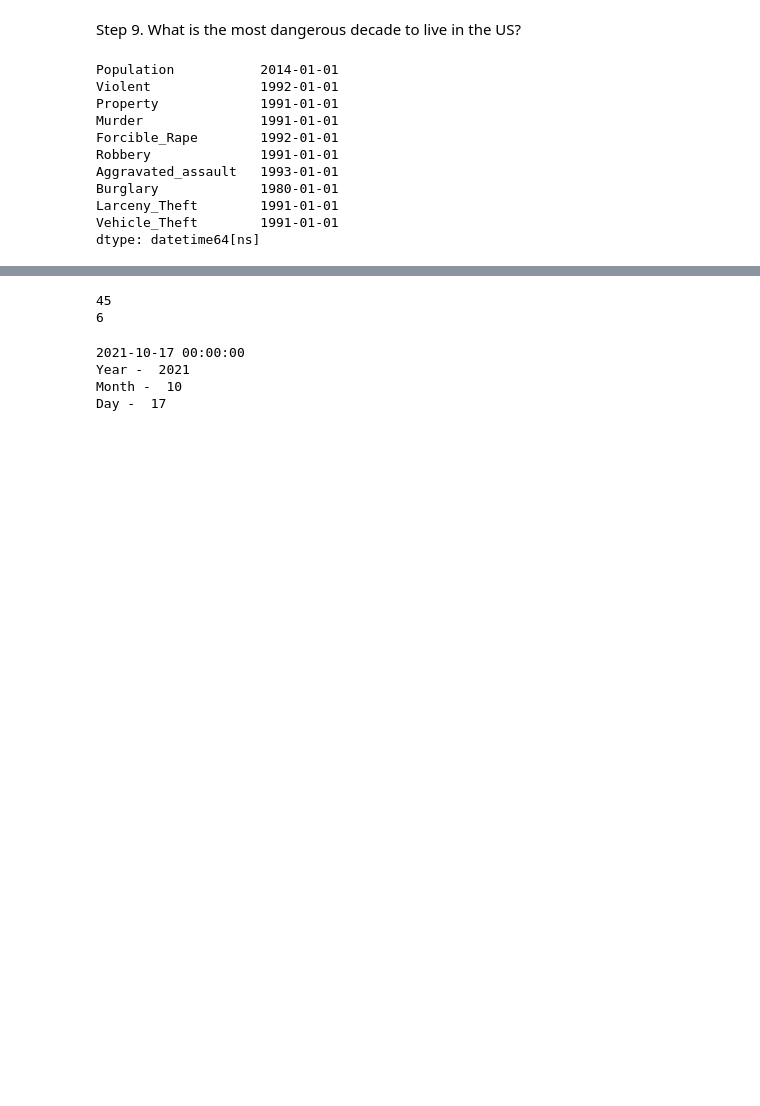
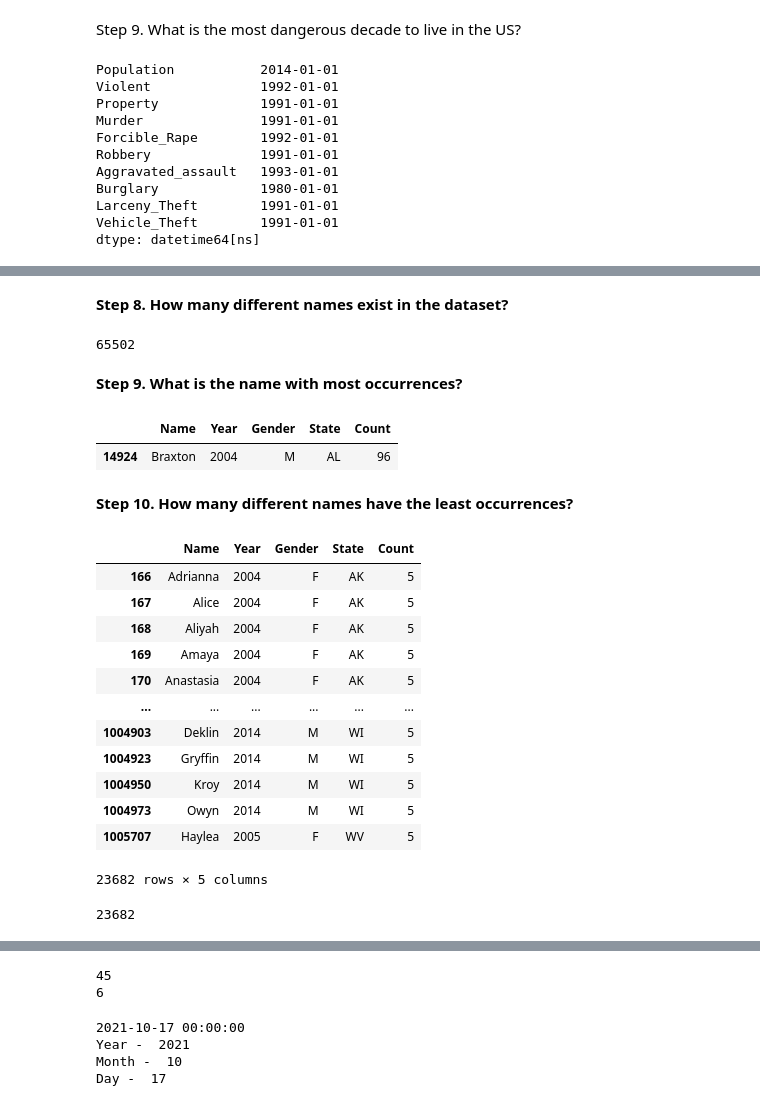
Before and after one commit to TasmiyaSabha/TasmiyaSabha, a Jupyter notebook: Py_libfunctions.ipynb, the cells around one changed output, grey strips where cells are left out. Saved outputs shown, nothing was run; the diff lists cells and outputs as text; code cells hidden in the pictures; blank space fills up the shorter version.

```diff
--- a/Py_libfunctions.ipynb
+++ b/Py_libfunctions.ipynb
@@ -137,0 +184,3 @@ dtype: datetime64[ns]
+# %%
+Names=baby_names.groupby('Name').head()
+Names.head()
@@ -137,0 +194,35 @@ dtype: datetime64[ns]
+# %% [markdown]
+**Step 8. How many different names exist in the dataset?**
+# %%
+len(Names)
+# %% [output]
+65502
+# %% [markdown]
+**Step 9. What is the name with most occurrences?**
+# %%
+Names[Names.Count==Names.Count.max()]
+# %% [output]
+|  | Name | Year | Gender | State | Count |
+| 14924 | Braxton | 2004 | M | AL | 96 |
+# %% [markdown]
+**Step 10. How many different names have the least occurrences?**
+# %%
+Names[Names.Count==Names.Count.min()]
+# %% [output]
+|  | Name | Year | Gender | State | Count |
+| 166 | Adrianna | 2004 | F | AK | 5 |
+| 167 | Alice | 2004 | F | AK | 5 |
+| 168 | Aliyah | 2004 | F | AK | 5 |
+| 169 | Amaya | 2004 | F | AK | 5 |
+| 170 | Anastasia | 2004 | F | AK | 5 |
+| ... | ... | ... | ... | ... | ... |
+| 1004903 | Deklin | 2014 | M | WI | 5 |
+| 1004923 | Gryffin | 2014 | M | WI | 5 |
+| 1004950 | Kroy | 2014 | M | WI | 5 |
+| 1004973 | Owyn | 2014 | M | WI | 5 |
+| 1005707 | Haylea | 2005 | F | WV | 5 |
+23682 rows × 5 columns
+# %%
+len(Names[Names.Count==Names.Count.min()])
+# %% [output]
+23682
```
Also changed, not shown: parts of 18 cells of this notebook.
